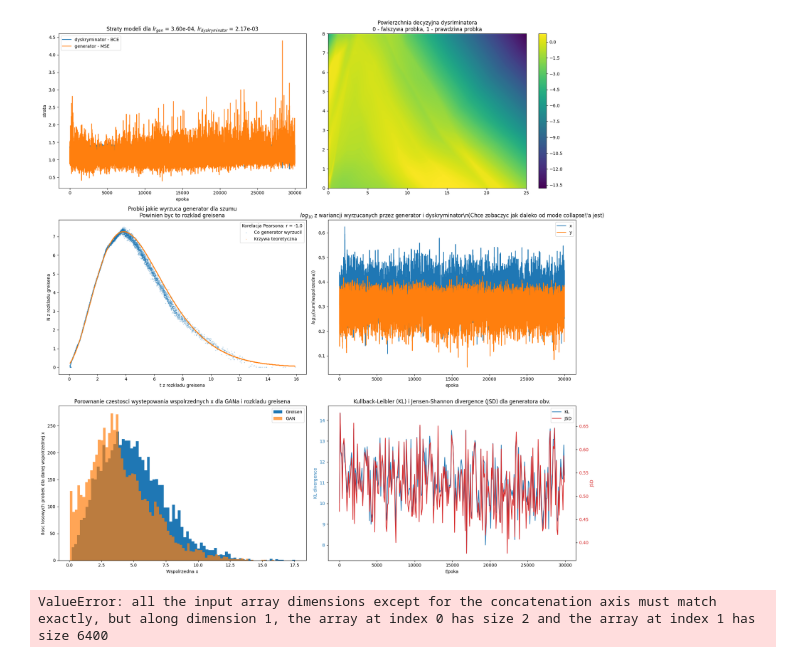
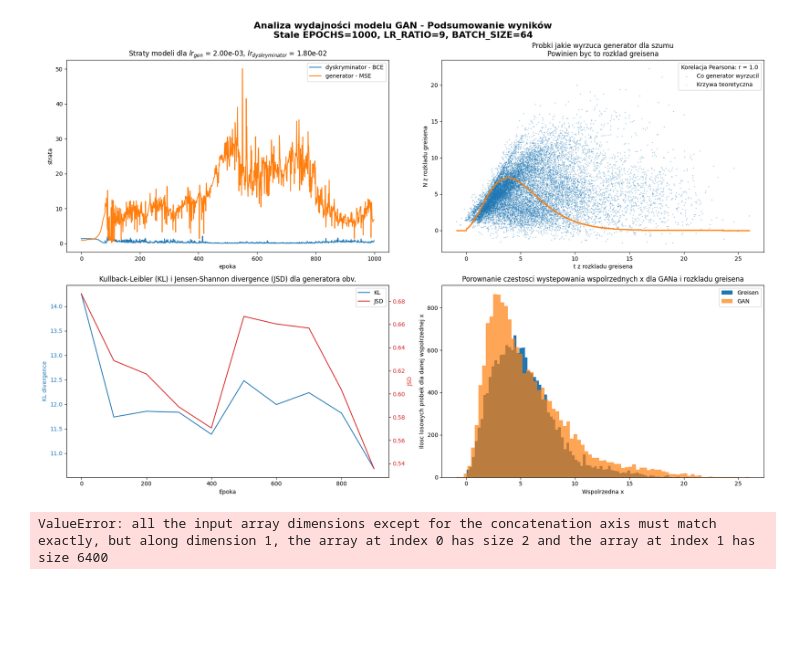
Before and after one commit to kluski777/PraktykiGAN, a Jupyter notebook: GAN.ipynb, the cells around one changed output. Saved outputs shown, nothing was run; the diff lists cells and outputs as text; code cells hidden in the pictures; blank space fills up the shorter version.

```diff
--- a/GAN.ipynb
+++ b/GAN.ipynb
@@ -55,7 +55,7 @@ class Generator(nn.Module):
         var_x, var_y = 0, 0
         noise = torch.randn(size=(BATCH_SIZE, LATENT_DIM)).cuda()
 
-        while var_x < 1.5e-1 or var_y < 1.5e-1:
+        while var_x < .1 or var_y < .1:
             output = self.layers(noise).detach().cpu().numpy()
             var_x = np.var(output[:, 0])
             var_y = np.var(output[:, 1])
@@ -92,5 +92,5 @@ class Discriminator(nn.Module):
             loss.backward()
             self.optim.step()
 
-        return loss
+        return loss.detach()
 # %%
@@ -182,46 +172,35 @@ def plot_basic_stats(var_x, var_y, generator_losses, discriminator_losses, KL, J
 # %%
 # Konfiguracja
-EPOCHS = 30_000
+EPOCHS = 1_000
+LR_RATIO = 9 # LR_DYSKR / LR_GEN
 BATCH_SIZE = 64
 LATENT_DIM = 128
 EPOCHS_TO_SAVE_KL_JSD = 100
+GENERATOR_SAMPLES_TO_RETURN = 16 # dla 1 na pewno dziala w miare gut
 
-var_x, var_y = np.zeros(EPOCHS), np.zeros(EPOCHS)
-gen_losses, disc_losses = np.zeros(EPOCHS), np.zeros(EPOCHS)
+generator_losses, discriminator_losses = np.zeros(EPOCHS), np.zeros(EPOCHS)
 KL, JSD = np.zeros(EPOCHS // 100), np.zeros(EPOCHS // 100)
 
 generator_layers = [ # bez konwolucji poki co, potem sie doda batchNorm i funkcje aktywacji
-    nn.Linear(LATENT_DIM, 64),
-    nn.ReLU(),
-    nn.Linear(64, 32),
-    nn.ReLU(),
-    nn.Linear(32, 16),
-    nn.ReLU(),
-    nn.Linear(16, 8),
-    nn.ReLU(),
-    nn.Linear(8, 4),
-    nn.ReLU(),
-    nn.Linear(4, 2),
-    nn.ReLU() # to ReLU chyba znieksztalca rozklad ze dla malych x - ale bez niego nawet nauczony dyskryminator zwraca wyniki nie fizyczne
+    nn.Linear(LATENT_DIM, 64),  nn.ReLU(),
+    nn.Linear(64, 32),          nn.ReLU(),
+    nn.Linear(32, 16),          nn.ReLU(),
+    nn.Linear(16, 8),           nn.ReLU(),
+    nn.Linear(8, 4),            nn.ReLU(),
+    nn.Linear(4, 2 * GENERATOR_SAMPLES_TO_RETURN),
+    # nn.ReLU() # to ReLU chyba znieksztalca rozklad ze dla malych x - ale bez niego nawet nauczony dyskryminator zwraca wyniki nie fizyczne
 ]
-generator = Generator(generator_layers, 3.6e-4, BATCH_SIZE, LATENT_DIM) #! Na e-4 juz sa za male lr-y nieco, dodaj lr schedulera moze szczegolnie na koniec
+generator = Generator(generator_layers, 1e-3 / EPOCHS * 2_000, BATCH_SIZE, LATENT_DIM) #! Na e-4 juz sa za male lr-y nieco, dodaj lr schedulera moze szczegolnie na koniec
 
-# TODO dyskryminator bedzie bral po kilka probek z generatora i wszystkim im bedzie przypisywac labela
-# generator_samples_to_take = 8
 discriminator_layers = [ #! Nie dodawaj sigmoida to sie nie sprawdza
-    nn.Linear(2, 64),
-    nn.LeakyReLU(0.2),
-    nn.Linear(64, 32),
-    nn.LeakyReLU(0.2),
-    nn.Linear(32, 16),
-    nn.LeakyReLU(0.2),
-    nn.Linear(16, 8),
-    nn.LeakyReLU(0.2),
-    nn.Linear(8, 2),
-    nn.LeakyReLU(0.2),
+    nn.Linear(2 * GENERATOR_SAMPLES_TO_RETURN, 64), nn.LeakyReLU(0.2),
+    nn.Linear(64, 32),  nn.LeakyReLU(0.2),
+    nn.Linear(32, 16),  nn.LeakyReLU(0.2),
+    nn.Linear(16, 8),   nn.LeakyReLU(0.2),
+    nn.Linear(8, 2),    nn.LeakyReLU(0.2),
     nn.Linear(2, 1)
 ]
-discriminator = Discriminator(discriminator_layers, 2.175e-3)
+discriminator = Discriminator(discriminator_layers, 1e-3 * LR_RATIO / EPOCHS * 2_000)
 
 generator.train()
 discriminator.train()
@@ -229,19 +208,15 @@ discriminator.train()
 epoch = 0
 while epoch < EPOCHS:
     # Dane
-    xs, ys = metropolis_hastings_probing(greisen, length=BATCH_SIZE)
-    true_data = torch.FloatTensor(np.vstack([xs, ys]).T).cuda()
-
     noise = torch.randn(BATCH_SIZE, LATENT_DIM).cuda()
     fake_data = generator.layers(noise).detach()
     fake_np = fake_data.cpu().numpy()
-    var_x[epoch], var_y[epoch] = np.std(fake_np[:, 0]), np.std(fake_np[:, 1])
+
+    xs, ys = metropolis_hastings_probing(greisen, length=BATCH_SIZE * GENERATOR_SAMPLES_TO_RETURN)
+    true_data = torch.FloatTensor(np.vstack([xs, ys]).T).cuda().reshape(fake_data.shape)
 
     # Trening
-    disc_losses[epoch] = discriminator.training_step(true_data, fake_data, 5)
-
-    if epoch % EPOCHS_TO_SAVE_KL_JSD == 0:
-        KL[epoch // EPOCHS_TO_SAVE_KL_JSD], JSD[epoch // EPOCHS_TO_SAVE_KL_JSD] = fast_kl_jsd_2d(true_data.cpu().numpy(), fake_np)
+    discriminator_losses[epoch] = discriminator.training_step(true_data, fake_data, 5).item()
 
     generator.zero_grad()
     fake_data = generator.layers(noise)
@@ -249,20 +224,31 @@ while epoch < EPOCHS:
     gen_loss = generator.loss(fake_labels, torch.ones_like(fake_labels))
     gen_loss.backward()
     generator.optim.step()
-    gen_losses[epoch] = gen_loss.item()
+    generator_losses[epoch] = gen_loss.detach().item()
+
+    fake_np = fake_np.reshape(-1, 2) # chce dostac same probki do statystyk x i y
+    true_data = true_data.view(-1, 2)
+
+    if epoch % EPOCHS_TO_SAVE_KL_JSD == 0:
+        print(f'{epoch=}')
+        KL[epoch // EPOCHS_TO_SAVE_KL_JSD], JSD[epoch // EPOCHS_TO_SAVE_KL_JSD] = fast_kl_jsd_2d(true_data.cpu().numpy(), fake_np)
 
     # Mode collapse check
-    if np.isclose(var_x[epoch], 0.0) or np.isclose(var_y[epoch], 0.0):
-        print(f'Mode collapse - restart {epoch}')
-        reinit_model(generator)
-        reinit_model(discriminator)
+    collapsed_samples = np.sum(np.isclose(fake_np[:, 0], 0.0) | np.isclose(fake_np[:, 1], 0.0))
+    if collapsed_samples > int(fake_np[:, 0].size * 0.9): # Jesli 90% poszlo na mode collapse to od nowa
+        print(f'Mode collapse - restart {collapsed_samples / fake_np[:, 0].size * 100 :.2f}% particles has collapsed.')
+
+        generator = Generator(generator_layers, 1e-3 / EPOCHS * 2_000, BATCH_SIZE, LATENT_DIM)
+        discriminator = Discriminator(discriminator_layers, 1e-3 * LR_RATIO / EPOCHS * 2_000)
+
+        plot_basic_stats(generator_losses, discriminator_losses, KL, JSD, EPOCHS_TO_SAVE_KL_JSD)
         epoch = 0
-        plot_basic_stats(var_x, var_y, gen_losses, disc_losses, KL, JSD, 100)
         continue
 
     epoch += 1
 
 generator.eval()
 discriminator.eval()
-plot_basic_stats(var_x, var_y, gen_losses, disc_losses, KL, JSD, 100)
+
+plot_basic_stats(generator_losses, discriminator_losses, KL, JSD, EPOCHS_TO_SAVE_KL_JSD)
 # %% [output]
@@ -271,2 +267,2 @@ Consider using tensor.detach() first. (Triggered internally at /pytorch/torch/cs
-[figure, old version]
+[figure, new version]
 # %%
```
Also changed, not shown: parts of 3 cells of this notebook, 1 other file.
